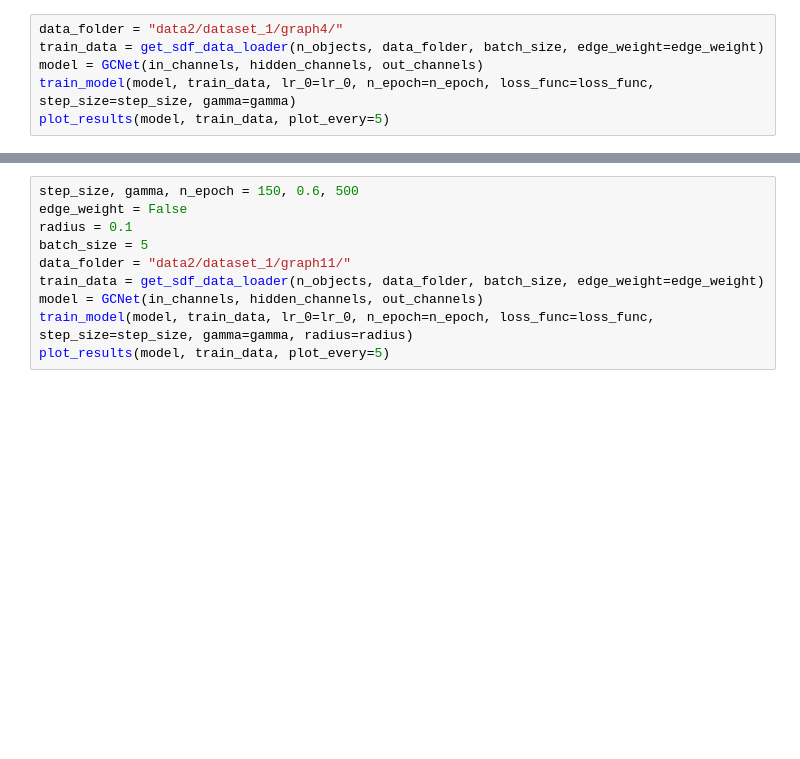
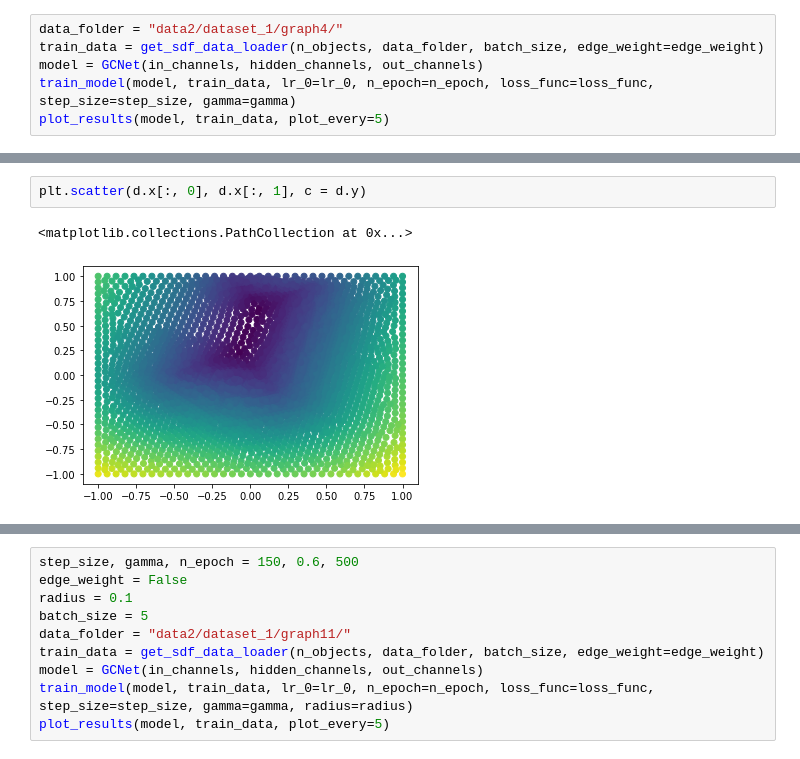
Before and after one commit to amaleki2/sdf-predict-graph, a Jupyter notebook: runs.ipynb, the cells around one changed output, grey strips where cells are left out. Drawn from its saved outputs; the diff is of its cells as text; blank space fills up the shorter version.

```diff
--- a/runs.ipynb
+++ b/runs.ipynb
@@ -53,0 +88,5 @@ RuntimeError: CUDA out of memory. Tried to allocate 20.00 MiB (GPU 0; 4.00 GiB t
+# %%
+plt.scatter(d.x[:, 0], d.x[:, 1], c = d.y)
+# %% [output]
+<matplotlib.collections.PathCollection at 0x...>
+[figure, added]
```
Also changed, not shown: parts of 18 cells of this notebook, 13 other files.
